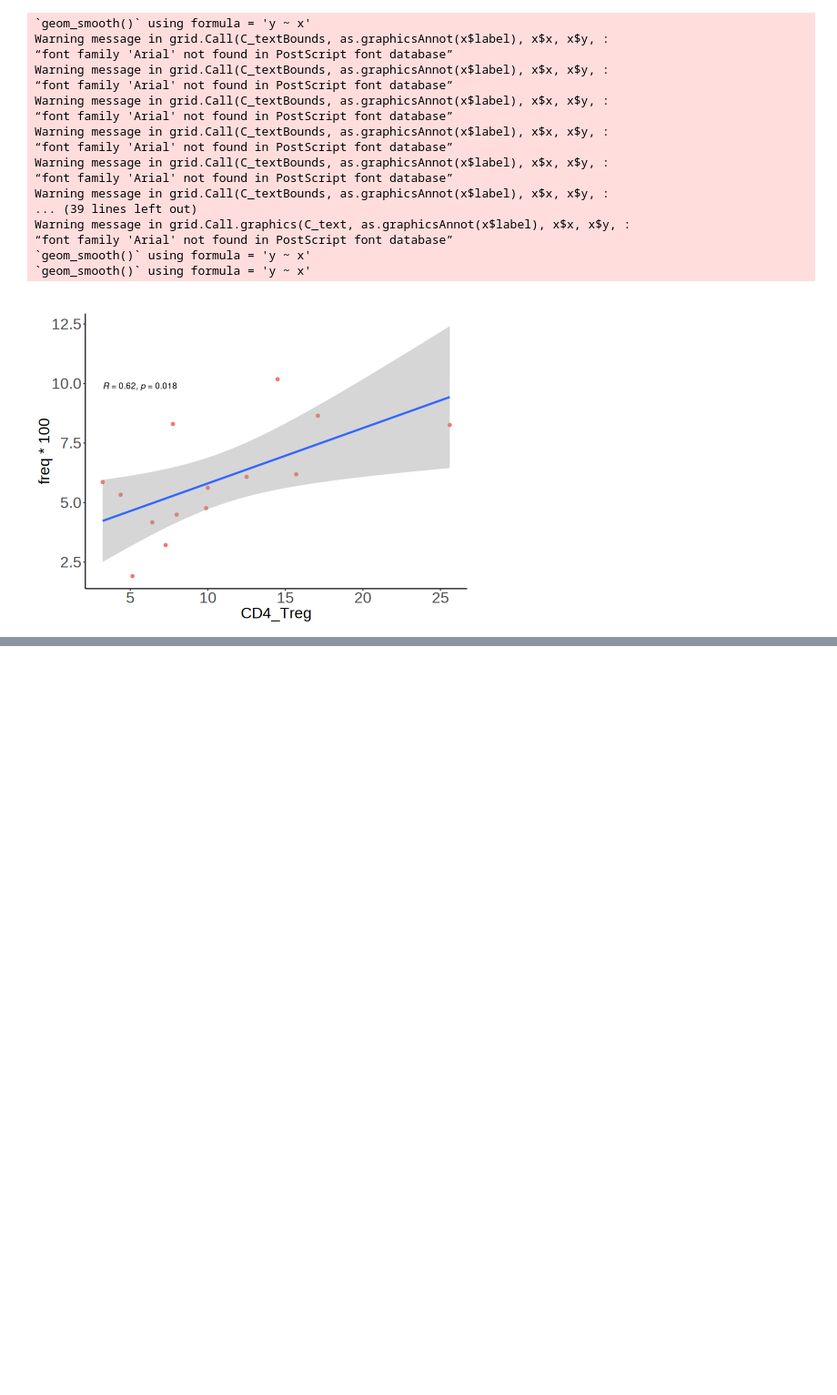
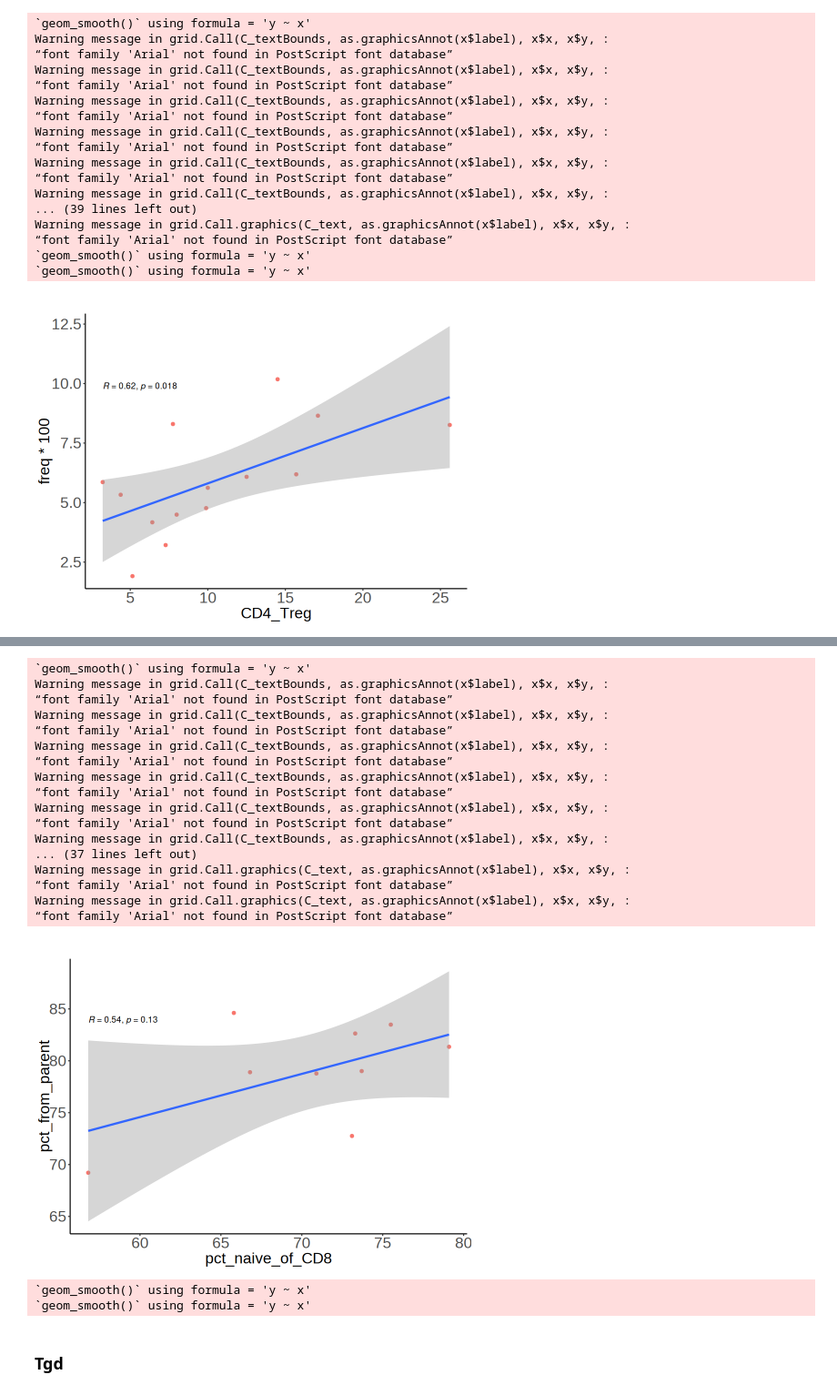
Before and after one commit to Lab-of-Adaptive-Immunity/dia, a Jupyter notebook: code02_analysis_of_init/12_FACS_data.ipynb, the cells around one changed output, grey strips where cells are left out. Shown at 91% size. Drawn from its saved outputs; the diff is of its cells as text; code cells hidden in the pictures; blank space fills up the shorter version.

```diff
--- a/code02_analysis_of_init/12_FACS_data.ipynb
+++ b/code02_analysis_of_init/12_FACS_data.ipynb
@@ -1072,0 +1025,4 @@ write.csv(gzmb_cd4, "../tables/flow/gzmb_cd4_scRNAseq.csv")
+# %%
+md <- read_excel("../data/metadata_v07.xlsx")
+df <- as.data.frame(md)
+df
@@ -1072,0 +1049,7 @@ write.csv(gzmb_cd4, "../tables/flow/gzmb_cd4_scRNAseq.csv")
+# %%
+cd8_naive  <- data.frame(pct_naive_of_CD8 = df$pct_naive_of_CD8,
+                         Patient_Time = paste(df$patient, df$time_taken))
+# %%
+population_freq_cd8_naive  <- population_freq_cd8  %>% dplyr::filter(Level == "L2" & annot_l2 == "Naive")  %>%
+mutate(Patient_Time = paste(Patient_ID, Time))  %>%
+dplyr::select(Patient_Time, pct_from_parent, prelim_final)
@@ -1072,0 +1078,2 @@ write.csv(gzmb_cd4, "../tables/flow/gzmb_cd4_scRNAseq.csv")
+# %%
+cd8_naive  <- left_join(cd8_naive, population_freq_cd8_naive)
@@ -1072,0 +1104,38 @@ write.csv(gzmb_cd4, "../tables/flow/gzmb_cd4_scRNAseq.csv")
+# %%
+options(repr.plot.width = 8, repr.plot.height = 6)
+ cd8_naive %>%
+dplyr::filter(prelim_final == "Prelim")  %>%
+ggplot(aes(x=pct_naive_of_CD8, y=pct_from_parent)) +
+geom_point(shape = 16, size = 2, aes(color = factor(prelim_final))) +
+ geom_smooth(method=lm) + ggtitle("") +stat_cor() + theme_classic() + ggtheme() +
+ scale_y_continuous() + NoLegend()
+# %% [output]
+`geom_smooth()` using formula = 'y ~ x'
+Warning message in grid.Call(C_textBounds, as.graphicsAnnot(x$label), x$x, x$y, :
+“font family 'Arial' not found in PostScript font database”
+Warning message in grid.Call(C_textBounds, as.graphicsAnnot(x$label), x$x, x$y, :
+“font family 'Arial' not found in PostScript font database”
+Warning message in grid.Call(C_textBounds, as.graphicsAnnot(x$label), x$x, x$y, :
+“font family 'Arial' not found in PostScript font database”
+Warning message in grid.Call(C_textBounds, as.graphicsAnnot(x$label), x$x, x$y, :
+“font family 'Arial' not found in PostScript font database”
+Warning message in grid.Call(C_textBounds, as.graphicsAnnot(x$label), x$x, x$y, :
+“font family 'Arial' not found in PostScript font database”
+Warning message in grid.Call(C_textBounds, as.graphicsAnnot(x$label), x$x, x$y, :
+... (37 lines left out)
+Warning message in grid.Call.graphics(C_text, as.graphicsAnnot(x$label), x$x, x$y, :
+“font family 'Arial' not found in PostScript font database”
+Warning message in grid.Call.graphics(C_text, as.graphicsAnnot(x$label), x$x, x$y, :
+“font family 'Arial' not found in PostScript font database”
+[figure, added]
+# %%
+ggsave("../figures/correlation_facs_scRNAseq/cd8_naive.png",
+       create.dir = TRUE,
+       width = 10, height = 10, units = "cm")
+ggsave("../figures/correlation_facs_scRNAseq/cd8_naive.svg",
+       width = 10, height = 10, units = "cm")
+# %% [output]
+`geom_smooth()` using formula = 'y ~ x'
+`geom_smooth()` using formula = 'y ~ x'
+# %% [markdown]
+### Tgd
```
Also changed, not shown: parts of 47 cells of this notebook.
